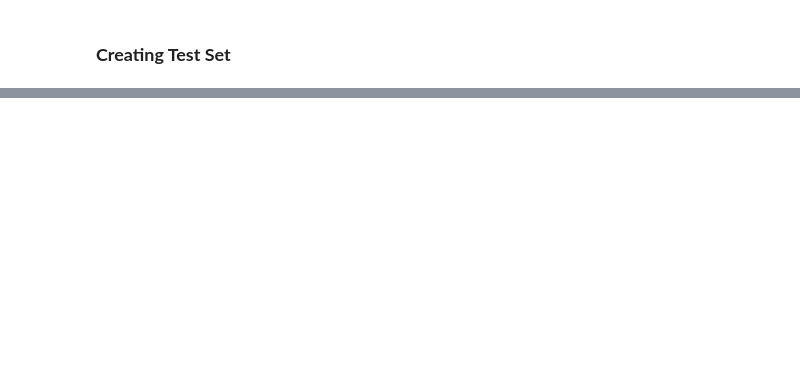
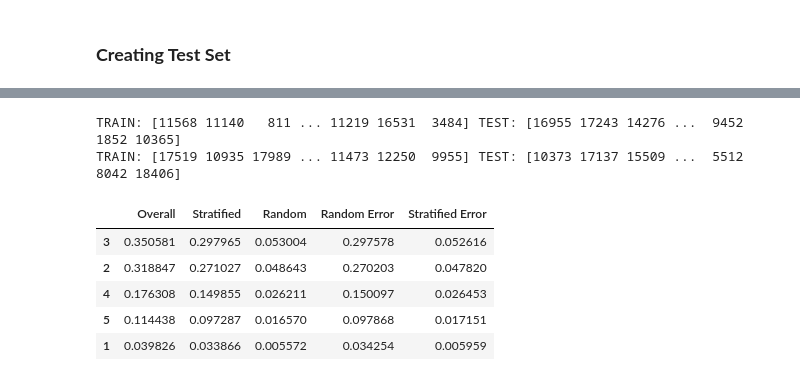
Before and after one commit to nabeel-hasan/Machine-Learning-Algorithms, a Jupyter notebook: 1.Understanding_Data.ipynb, the cells around one changed output, grey strips where cells are left out. Saved outputs shown, nothing was run; the diff lists cells and outputs as text; code cells hidden in the pictures; blank space fills up the shorter version.

```diff
--- a/1.Understanding_Data.ipynb
+++ b/1.Understanding_Data.ipynb
@@ -102,0 +136,5 @@ plt.show()
+# %%
+# Method 2
+from sklearn.model_selection import train_test_split
+
+train_set, test_set = train_test_split(housing, test_size = 0.15, random_state = 20)
@@ -102,0 +153,11 @@ plt.show()
+# %%
+# stratified sampling
+from sklearn.model_selection import StratifiedShuffleSplit
+
+split = StratifiedShuffleSplit(n_splits = 2, test_size = 0.15, random_state = 12)  # n_splits give number of test and train sets
+                                                                                   # nsplits will give 2 train set and 2 test set
+for train_ix, test_ix in split.split(housing, housing['income_cat']):# housing[income] on which the stratums are made
+    print("TRAIN:", train_ix, "TEST:", test_ix)
+# %% [output]
+TRAIN: [11568 11140   811 ... 11219 16531  3484] TEST: [16955 17243 14276 ...  9452  1852 10365]
+TRAIN: [17519 10935 17989 ... 11473 12250  9955] TEST: [10373 17137 15509 ...  5512  8042 18406]
@@ -102,0 +168,16 @@ plt.show()
+# %%
+# Sampling error without stratification
+
+sampling_df = pd.DataFrame({ 'Overall': housing['income_cat'].value_counts()/len(housing),
+                             'Stratified': strat_train['income_cat'].value_counts()/len(housing),
+                             'Random': test_set['income_cat'].value_counts()/len(housing)})
+sampling_df['Random Error'] = sampling_df['Overall'] - sampling_df['Random']
+sampling_df['Stratified Error'] = sampling_df['Overall'] - sampling_df['Stratified']
+sampling_df
+# %% [output]
+|  | Overall | Stratified | Random | Random Error | Stratified Error |
+| 3 | 0.350581 | 0.297965 | 0.053004 | 0.297578 | 0.052616 |
+| 2 | 0.318847 | 0.271027 | 0.048643 | 0.270203 | 0.047820 |
+| 4 | 0.176308 | 0.149855 | 0.026211 | 0.150097 | 0.026453 |
+| 5 | 0.114438 | 0.097287 | 0.016570 | 0.097868 | 0.017151 |
+| 1 | 0.039826 | 0.033866 | 0.005572 | 0.034254 | 0.005959 |
```
Also changed, not shown: parts of 15 cells of this notebook.
